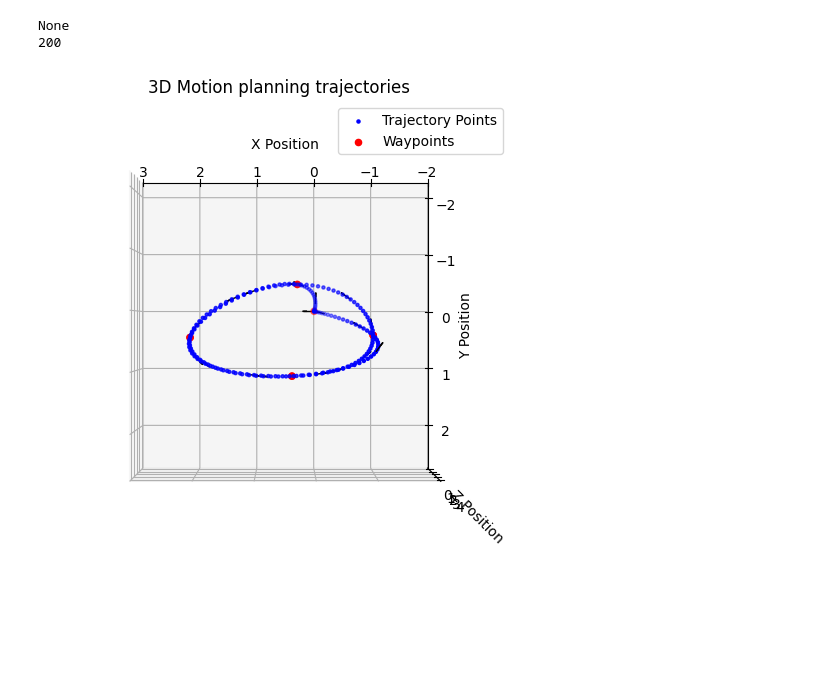
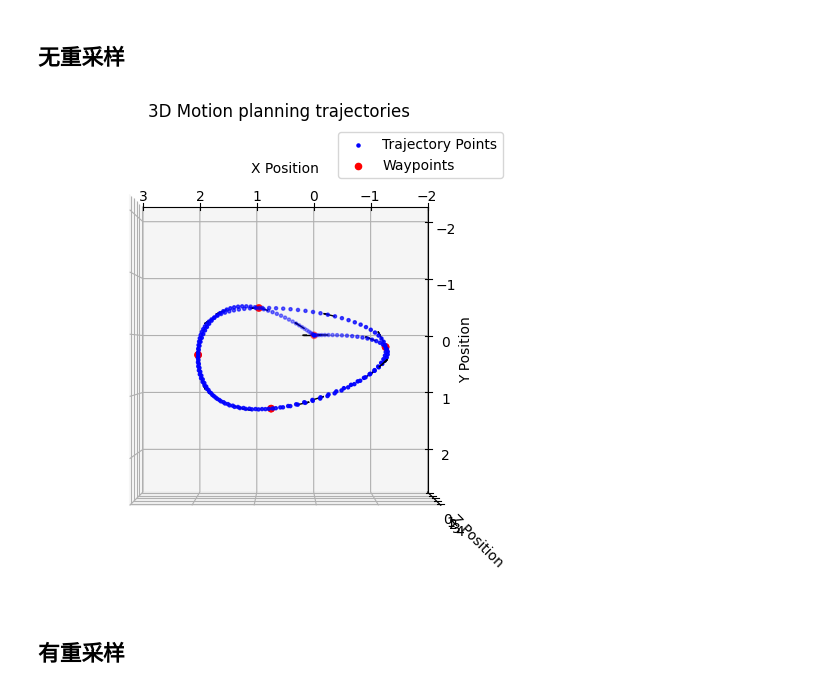
Before and after one commit to MATH-286-Pro/EPFL-MICRO-502-Aerial-Robotics, a Jupyter notebook: Project_2/Planning/test.ipynb, the cells around one changed output. Cells and saved outputs as stored; diff of their text form; code cells hidden in the pictures; blank space fills up the shorter version.

```diff
--- a/Project_2/Planning/test.ipynb
+++ b/Project_2/Planning/test.ipynb
@@ -1,34 +1,37 @@
+# %% [markdown]
+## **无重采样**
 # %%
 import os
 import sys
 
 # 将上一级目录添加到 sys.path
 parent_dir = os.path.abspath(os.path.join(os.getcwd(), ".."))
 if parent_dir not in sys.path:
     sys.path.insert(0, parent_dir)
 
 import tools
 import pandas as pd
 
 
 cm = 0.01
 HOVER_HEIGHT  = 60*cm
 Trajectory = tools.Trajectory_Class('../../position_records.csv')
 
 from planning import MotionPlanner3D
 Planner = MotionPlanner3D(Gate_points = Trajectory.point_list,
                           time_gain = 3.0, #FF0000
-                          DEBUG = 0)
+                          speed_limit =4.0
+                          )
 
 
 
 # print(Planner.result_traj_vel_max)
 # test_planner.plot_continuous(None, test_planner.waypoints, test_planner.trajectory_setpoints)
 Planner.plot_discrete(None, Planner.waypoints, Planner.trajectory_setpoints)
 # %% [output]
-None
-200
-[figure, old version]
+[figure, new version]
+# %% [markdown]
+## **有重采样**
 # %%
 import os
 import sys
```
Also changed, not shown: parts of 4 cells of this notebook, 3 other files.
